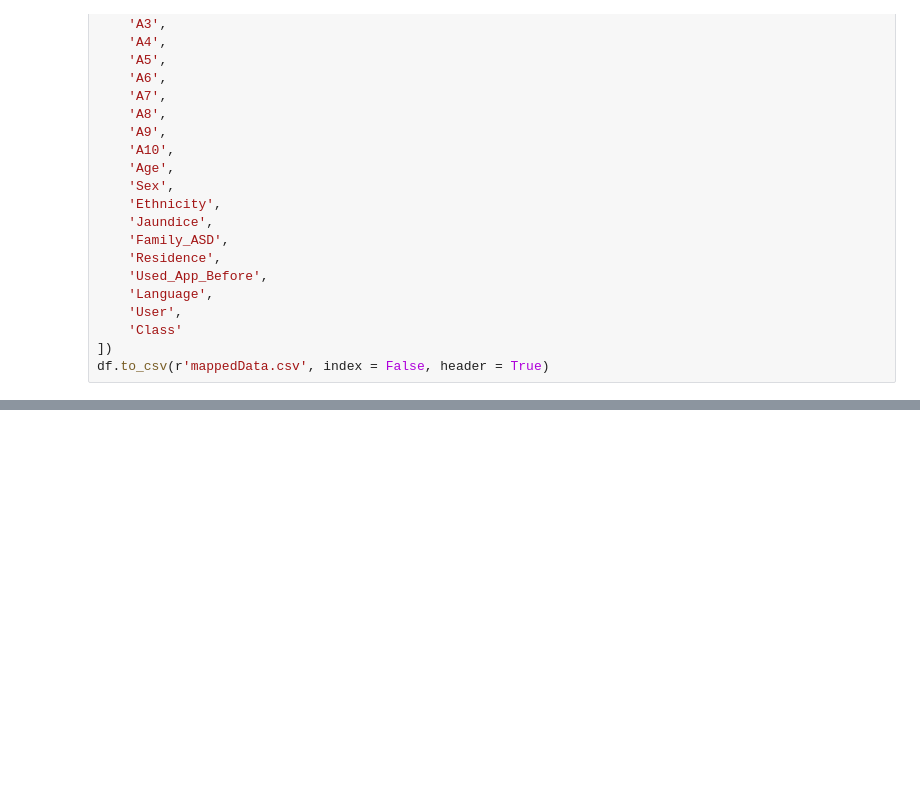
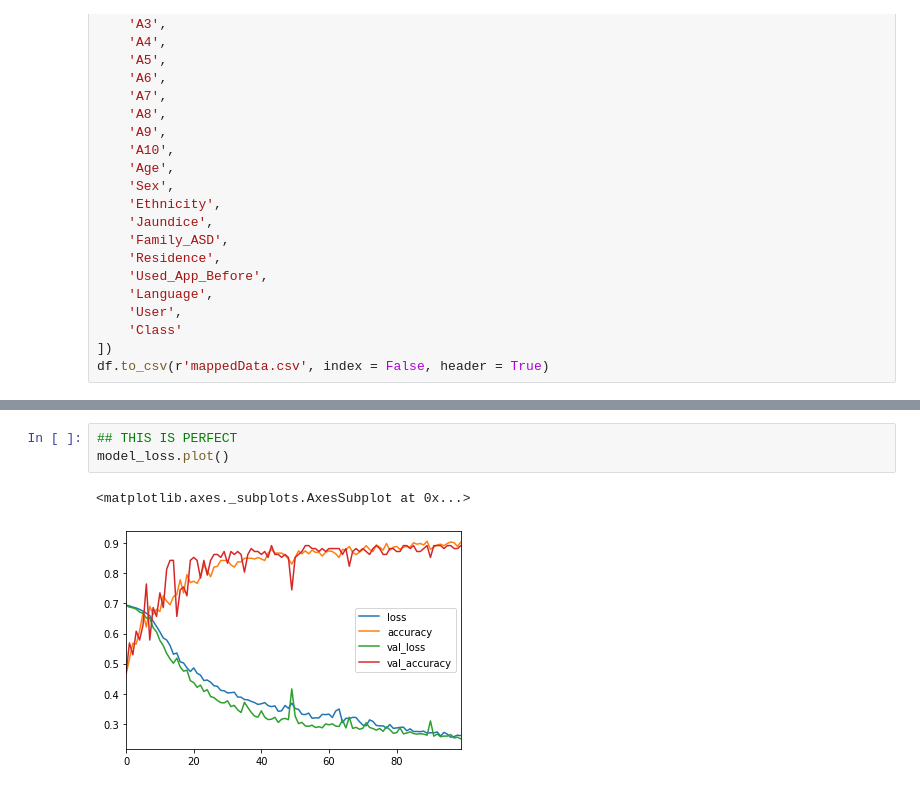
Before and after one commit to Christopher-Carter/Android-Studio-Project, a Jupyter notebook: Python (Jupyter)/1 - Tensorflow_Save_Model.ipynb, the cells around one changed output, grey strips where cells are left out. Cells and saved outputs as stored; diff of their text form; blank space fills up the shorter version.

```diff
--- a/Python (Jupyter)/1 - Tensorflow_Save_Model.ipynb
+++ b/Python (Jupyter)/1 - Tensorflow_Save_Model.ipynb
@@ -210 +245,7 @@ Epoch 100/100
+# %%
+## THIS IS PERFECT
+model_loss.plot()
+# %% [output]
+<matplotlib.axes._subplots.AxesSubplot at 0x...>
+[figure, added]
 # %%
```
Also changed, not shown: parts of 26 cells of this notebook.
